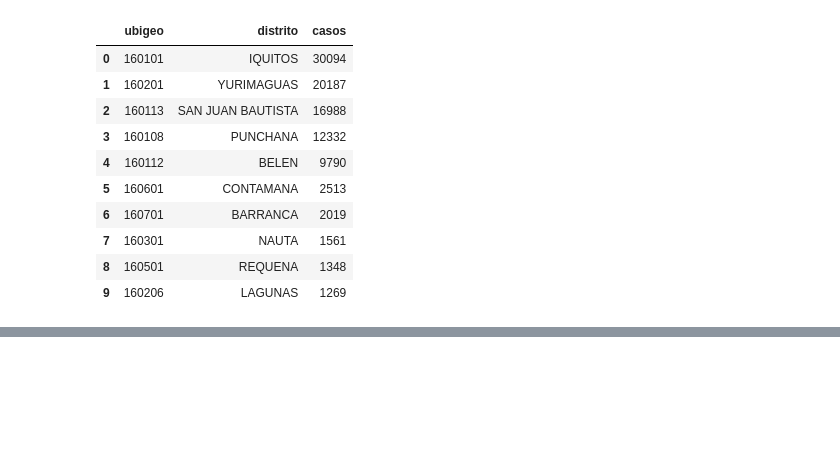
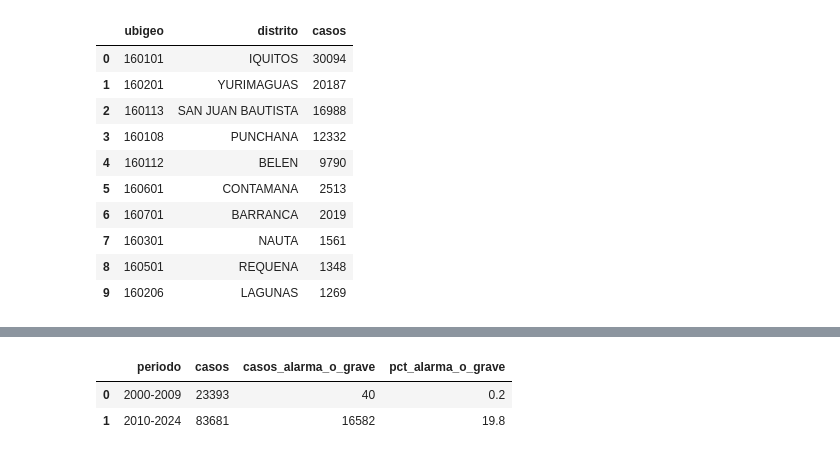
Before and after one commit to David-Sac/dengue-loreto, a Jupyter notebook: notebooks/03_sql.ipynb, the cells around one changed output, grey strips where cells are left out. Cells and saved outputs as stored; diff of their text form; code cells hidden in the pictures; blank space fills up the shorter version.

```diff
--- a/notebooks/03_sql.ipynb
+++ b/notebooks/03_sql.ipynb
@@ -143,0 +237,17 @@ ORDER BY ano
+# %%
+consulta("""
+SELECT
+    CASE
+        WHEN ano < 2010 THEN '2000-2009'
+        ELSE '2010-2024'
+    END AS periodo,
+    COUNT(*) AS casos,
+    SUM(con_alarma_o_grave) AS casos_alarma_o_grave,
+    ROUND(AVG(con_alarma_o_grave) * 100, 1) AS pct_alarma_o_grave
+FROM casos
+GROUP BY periodo
+""")
+# %% [output]
+|  | periodo | casos | casos_alarma_o_grave | pct_alarma_o_grave |
+| 0 | 2000-2009 | 23393 | 40 | 0.2 |
+| 1 | 2010-2024 | 83681 | 16582 | 19.8 |
```
Also changed, not shown: parts of 19 cells of this notebook.
